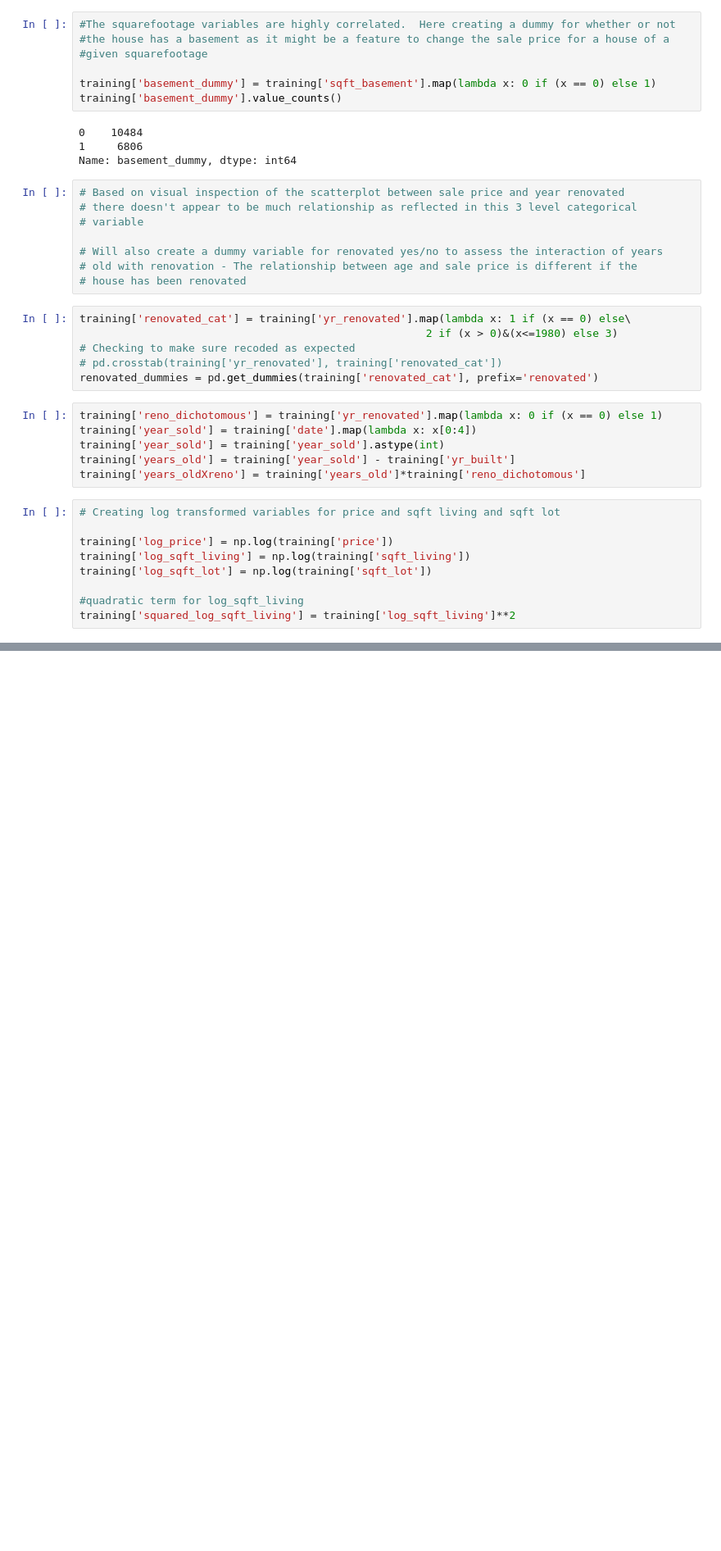
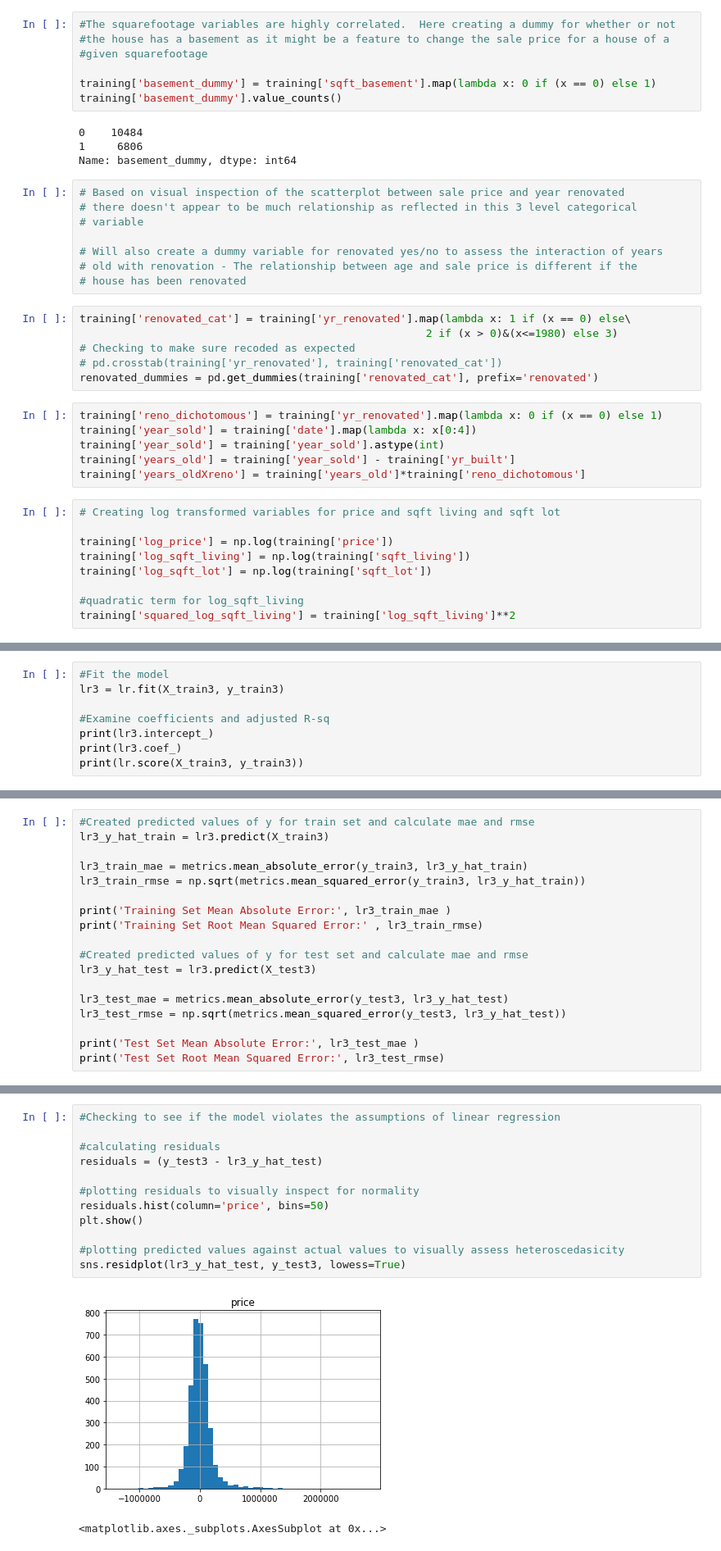
Before and after one commit to etr359/Predicting_KC_Housing_Prices, a Jupyter notebook: Creating_TrainTest_EDA.ipynb, the cells around one changed output, grey strips where cells are left out. Shown at 82% size. Drawn from its saved outputs; the diff is of its cells as text; blank space fills up the shorter version.

```diff
--- a/Creating_TrainTest_EDA.ipynb
+++ b/Creating_TrainTest_EDA.ipynb
@@ -766,0 +1014,8 @@ training['squared_log_sqft_living'] = training['log_sqft_living']**2
+# %%
+#Fit the model
+lr3 = lr.fit(X_train3, y_train3)
+
+#Examine coefficients and adjusted R-sq
+print(lr3.intercept_)
+print(lr3.coef_)
+print(lr.score(X_train3, y_train3))
@@ -766,0 +1035,18 @@ training['squared_log_sqft_living'] = training['log_sqft_living']**2
+# %%
+#Created predicted values of y for train set and calculate mae and rmse
+lr3_y_hat_train = lr3.predict(X_train3)
+
+lr3_train_mae = metrics.mean_absolute_error(y_train3, lr3_y_hat_train)
+lr3_train_rmse = np.sqrt(metrics.mean_squared_error(y_train3, lr3_y_hat_train))
+
+print('Training Set Mean Absolute Error:', lr3_train_mae )
+print('Training Set Root Mean Squared Error:' , lr3_train_rmse)
+
+#Created predicted values of y for test set and calculate mae and rmse
+lr3_y_hat_test = lr3.predict(X_test3)
+
+lr3_test_mae = metrics.mean_absolute_error(y_test3, lr3_y_hat_test)
+lr3_test_rmse = np.sqrt(metrics.mean_squared_error(y_test3, lr3_y_hat_test))
+
+print('Test Set Mean Absolute Error:', lr3_test_mae )
+print('Test Set Root Mean Squared Error:', lr3_test_rmse)
@@ -766,0 +1066,15 @@ training['squared_log_sqft_living'] = training['log_sqft_living']**2
+# %%
+#Checking to see if the model violates the assumptions of linear regression
+
+#calculating residuals
+residuals = (y_test3 - lr3_y_hat_test)
+
+#plotting residuals to visually inspect for normality
+residuals.hist(column='price', bins=50)
+plt.show()
+
+#plotting predicted values against actual values to visually assess heteroscedasicity
+sns.residplot(lr3_y_hat_test, y_test3, lowess=True)
+# %% [output]
+[figure, added]
+<matplotlib.axes._subplots.AxesSubplot at 0x...>
```
Also changed, not shown: parts of 44 cells of this notebook.
